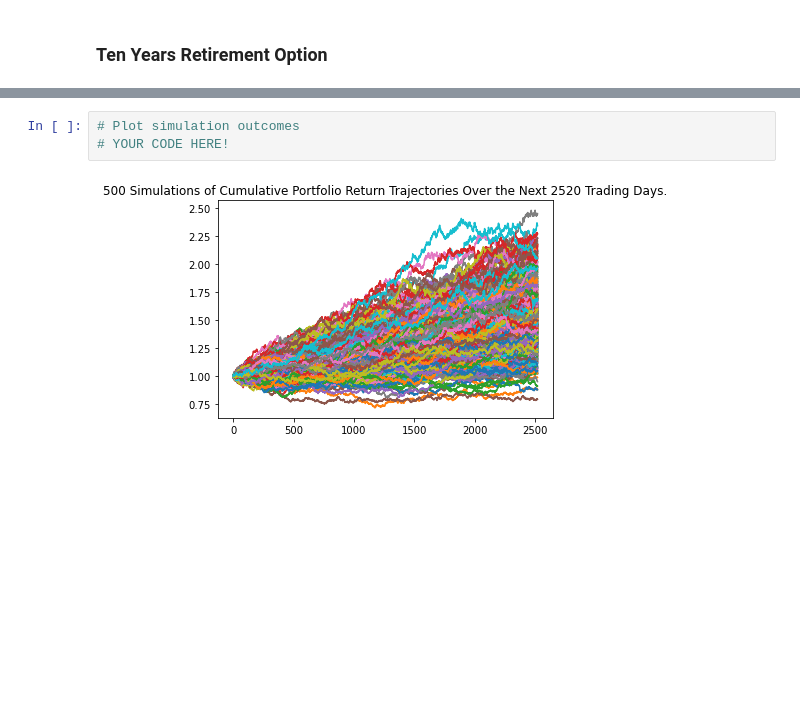
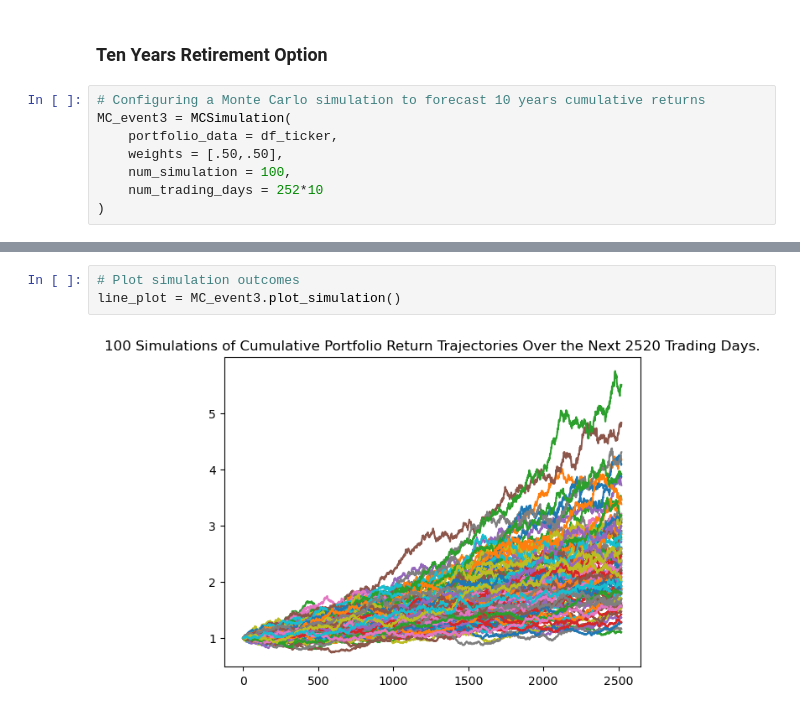
Before and after one commit to Kochnov/HW4, a Jupyter notebook: financial-planner.ipynb, the cells around one changed output, grey strips where cells are left out. Cells and saved outputs as stored; diff of their text form; blank space fills up the shorter version.

```diff
--- a/financial-planner.ipynb
+++ b/financial-planner.ipynb
@@ -409,3 +409,11 @@ There is a 95% chance that an initial investment of $20000 in the portfolio over
 # %% [markdown]
 ### Ten Years Retirement Option
+# %%
+# Configuring a Monte Carlo simulation to forecast 10 years cumulative returns
+MC_event3 = MCSimulation(
+    portfolio_data = df_ticker,
+    weights = [.50,.50],
+    num_simulation = 100,
+    num_trading_days = 252*10
+)
 # %%
@@ -448,7 +446,7 @@ Running Monte Carlo simulation number 490.
 # %%
 # Plot simulation outcomes
-# YOUR CODE HERE!
+line_plot = MC_event3.plot_simulation()
 # %% [output]
-[figure, old version]
+[figure, new version]
 # %%
 # Plot probability distribution and confidence intervals
```
Also changed, not shown: parts of 6 cells of this notebook.
